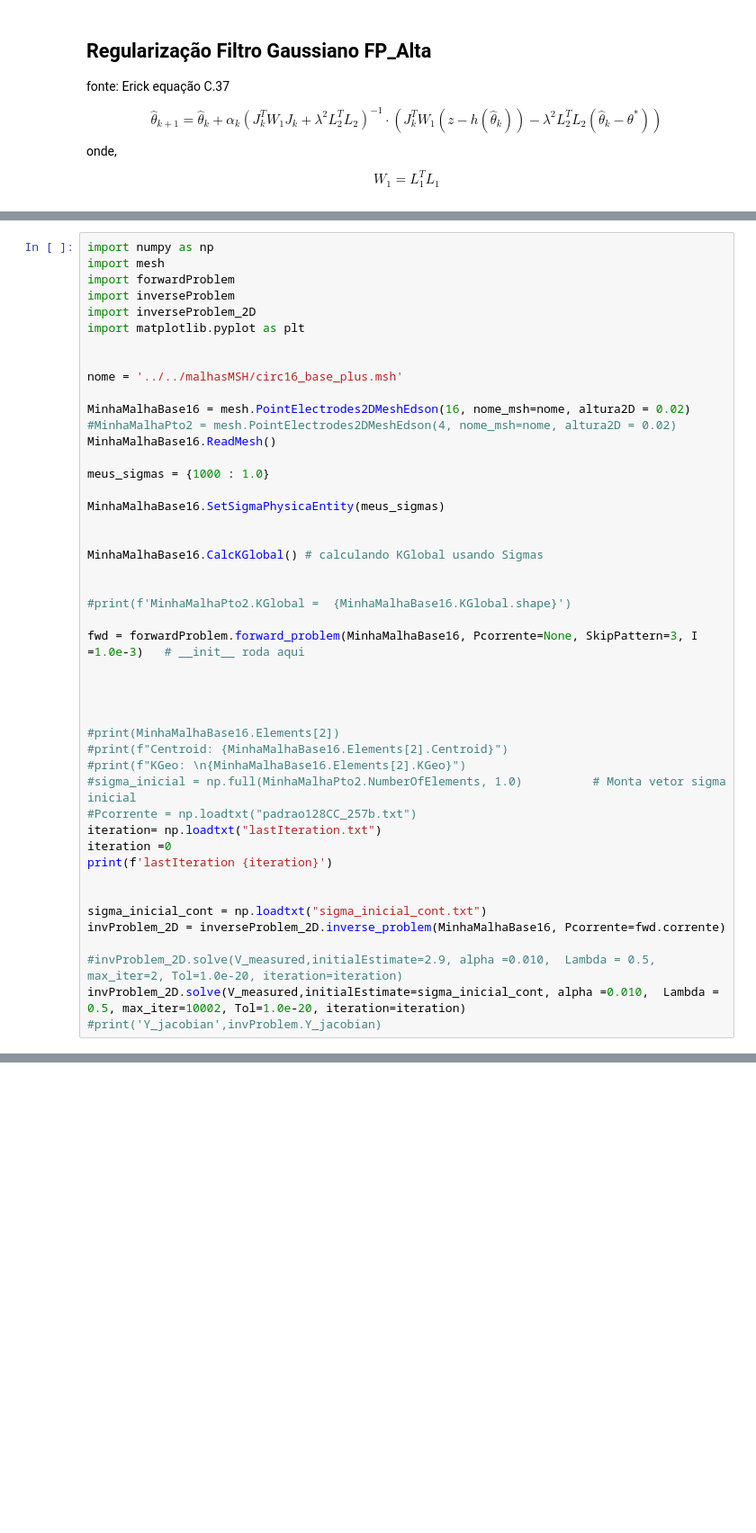
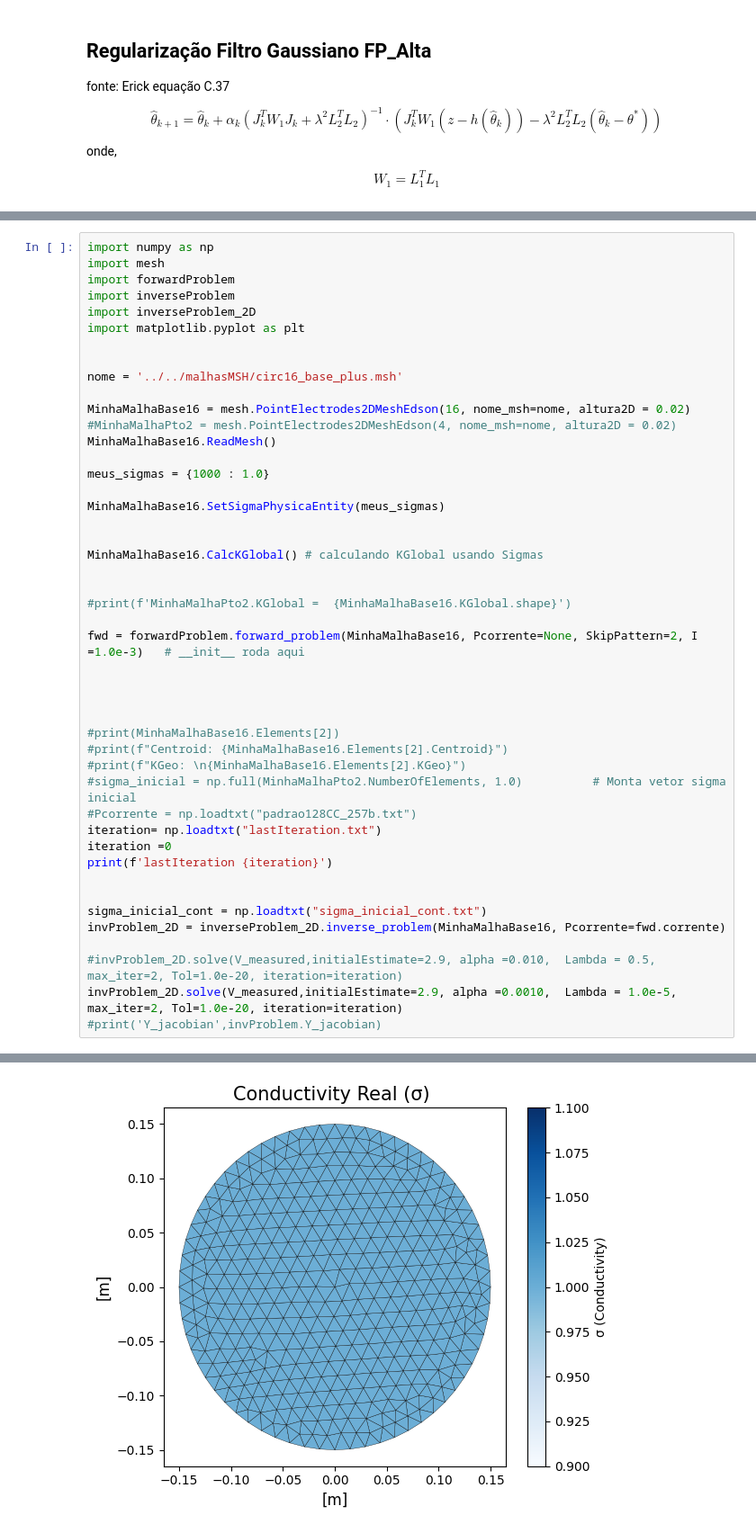
Before and after one commit to rodgraneiro/EIT_2D, a Jupyter notebook: exemplos/biblioteca_Edson/exemplos_biblioteca_Edson.ipynb, the cells around one changed output, grey strips where cells are left out. Shown at 90% size. Cells and saved outputs as stored; diff of their text form; blank space fills up the shorter version.

```diff
--- a/exemplos/biblioteca_Edson/exemplos_biblioteca_Edson.ipynb
+++ b/exemplos/biblioteca_Edson/exemplos_biblioteca_Edson.ipynb
@@ -294,7 +306,7 @@ MinhaMalhaBase16.CalcKGlobal() # calculando KGlobal usando Sigmas
 
 #print(f'MinhaMalhaPto2.KGlobal =  {MinhaMalhaBase16.KGlobal.shape}')
 
-fwd = forwardProblem.forward_problem(MinhaMalhaBase16, Pcorrente=None, SkipPattern=3, I =1.0e-3)   # __init__ roda aqui
+fwd = forwardProblem.forward_problem(MinhaMalhaBase16, Pcorrente=None, SkipPattern=2, I =1.0e-3)   # __init__ roda aqui
 
 
 
@@ -313,5 +325,6 @@ sigma_inicial_cont = np.loadtxt("sigma_inicial_cont.txt")
 invProblem_2D = inverseProblem_2D.inverse_problem(MinhaMalhaBase16, Pcorrente=fwd.corrente)
 
 #invProblem_2D.solve(V_measured,initialEstimate=2.9, alpha =0.010,  Lambda = 0.5, max_iter=2, Tol=1.0e-20, iteration=iteration)
-invProblem_2D.solve(V_measured,initialEstimate=sigma_inicial_cont, alpha =0.010,  Lambda = 0.5, max_iter=10002, Tol=1.0e-20, iteration=iteration)
+invProblem_2D.solve(V_measured,initialEstimate=2.9, alpha =0.0010,  Lambda = 1.0e-5, max_iter=2, Tol=1.0e-20, iteration=iteration)
 #print('Y_jacobian',invProblem.Y_jacobian)
+# %% [output]
@@ -317,0 +348 @@ invProblem_2D.solve(V_measured,initialEstimate=sigma_inicial_cont, alpha =0.010,
+[figure, added]
```
Also changed, not shown: parts of 2 cells of this notebook, 4 other files.
